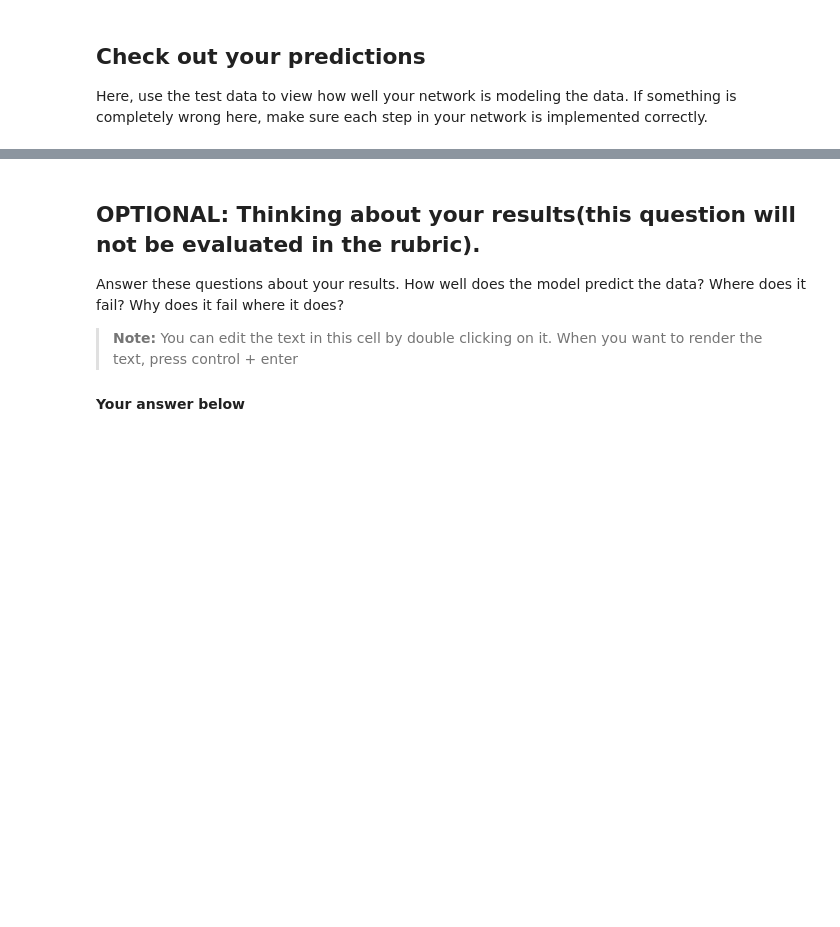
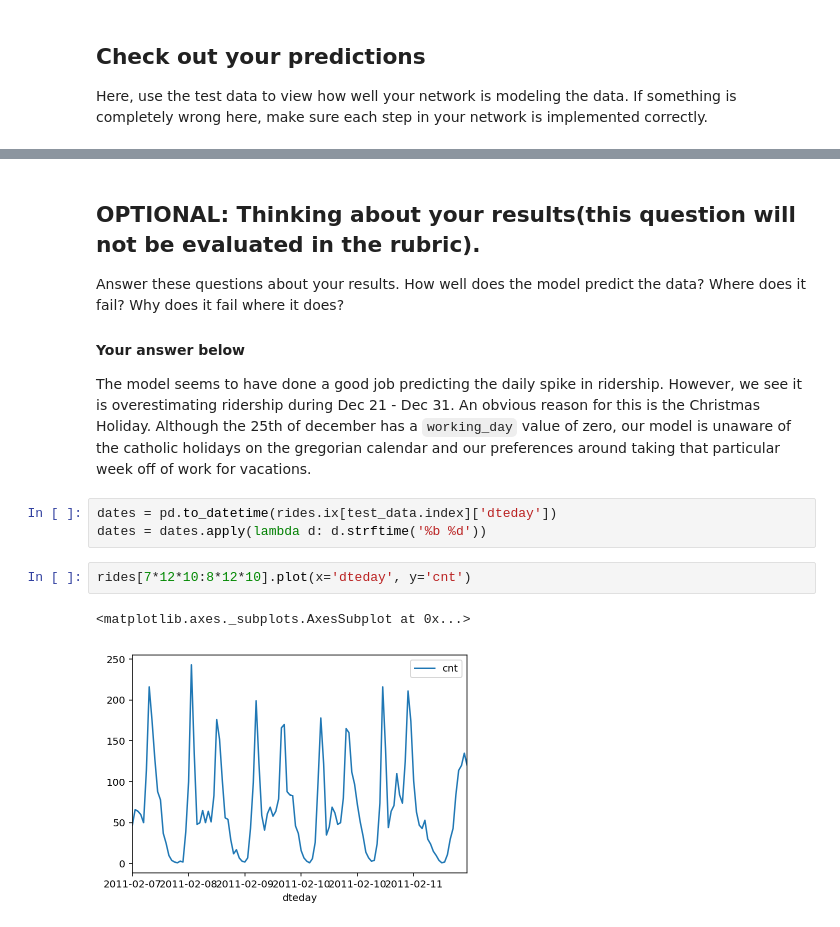
Before and after one commit to csquared/udacity-dlnd, a Jupyter notebook: first-neural-network/first_neural_network.ipynb, the cells around one changed output, grey strips where cells are left out. Cells and saved outputs as stored; diff of their text form; blank space fills up the shorter version.

```diff
--- a/first-neural-network/first_neural_network.ipynb
+++ b/first-neural-network/first_neural_network.ipynb
@@ -360,6 +353,14 @@ _ = ax.set_xticklabels(dates[12::24], rotation=45)
 
 Answer these questions about your results. How well does the model predict the data? Where does it fail? Why does it fail where it does?
 
-> **Note:** You can edit the text in this cell by double clicking on it. When you want to render the text, press control + enter
+#### Your answer below
 
-#### Your answer below
+The model seems to have done a good job predicting the daily spike in ridership. However, we see it is overestimating ridership during Dec 21 - Dec 31. An obvious reason for this is the Christmas Holiday. Although the 25th of december has a `working_day` value of zero, our model is unaware of the catholic holidays on the gregorian calendar and our preferences around taking that particular week off of work for vacations.
+# %%
+dates = pd.to_datetime(rides.ix[test_data.index]['dteday'])
+dates = dates.apply(lambda d: d.strftime('%b %d'))
+# %%
+rides[7*12*10:8*12*10].plot(x='dteday', y='cnt')
+# %% [output]
+<matplotlib.axes._subplots.AxesSubplot at 0x...>
+[figure, added]
```
Also changed, not shown: parts of 7 cells of this notebook.
